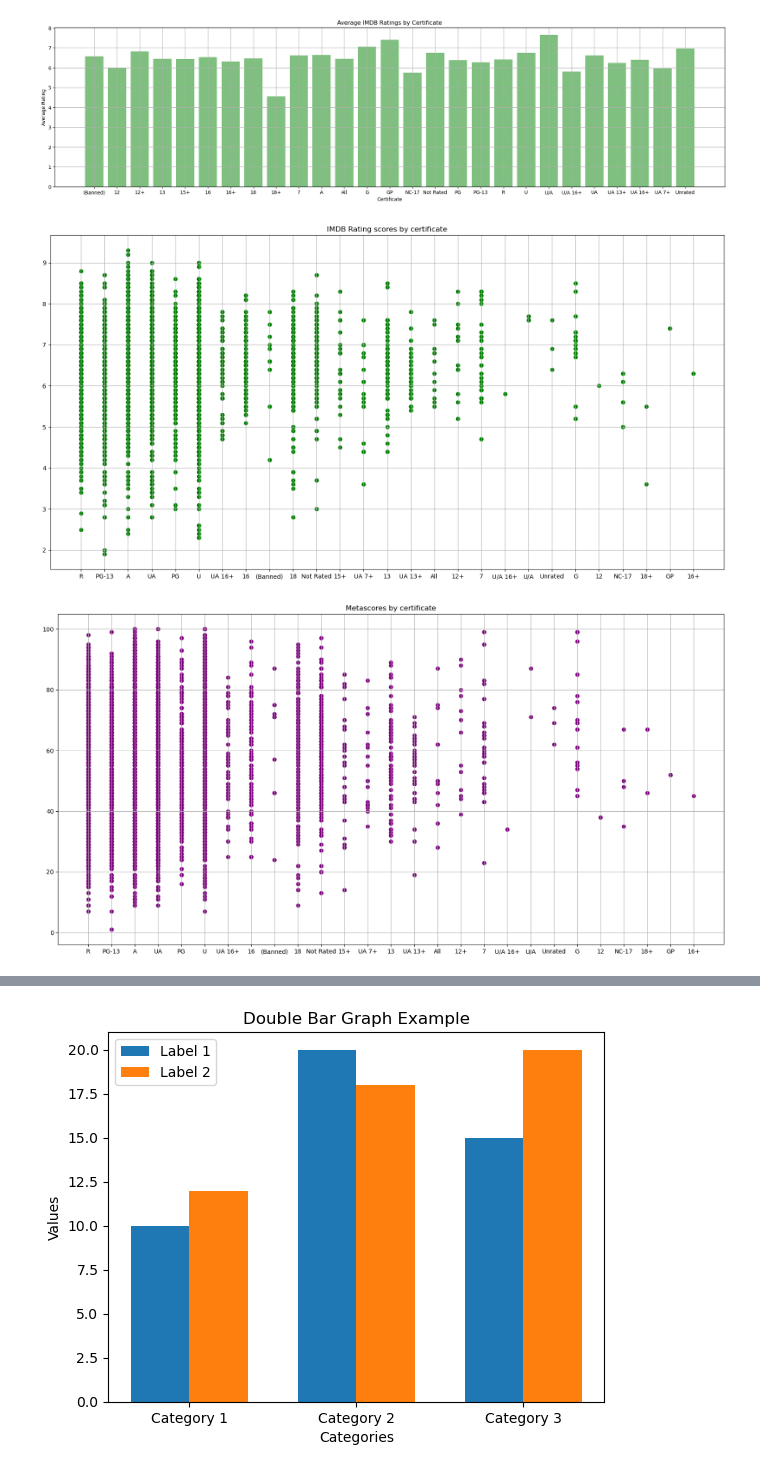
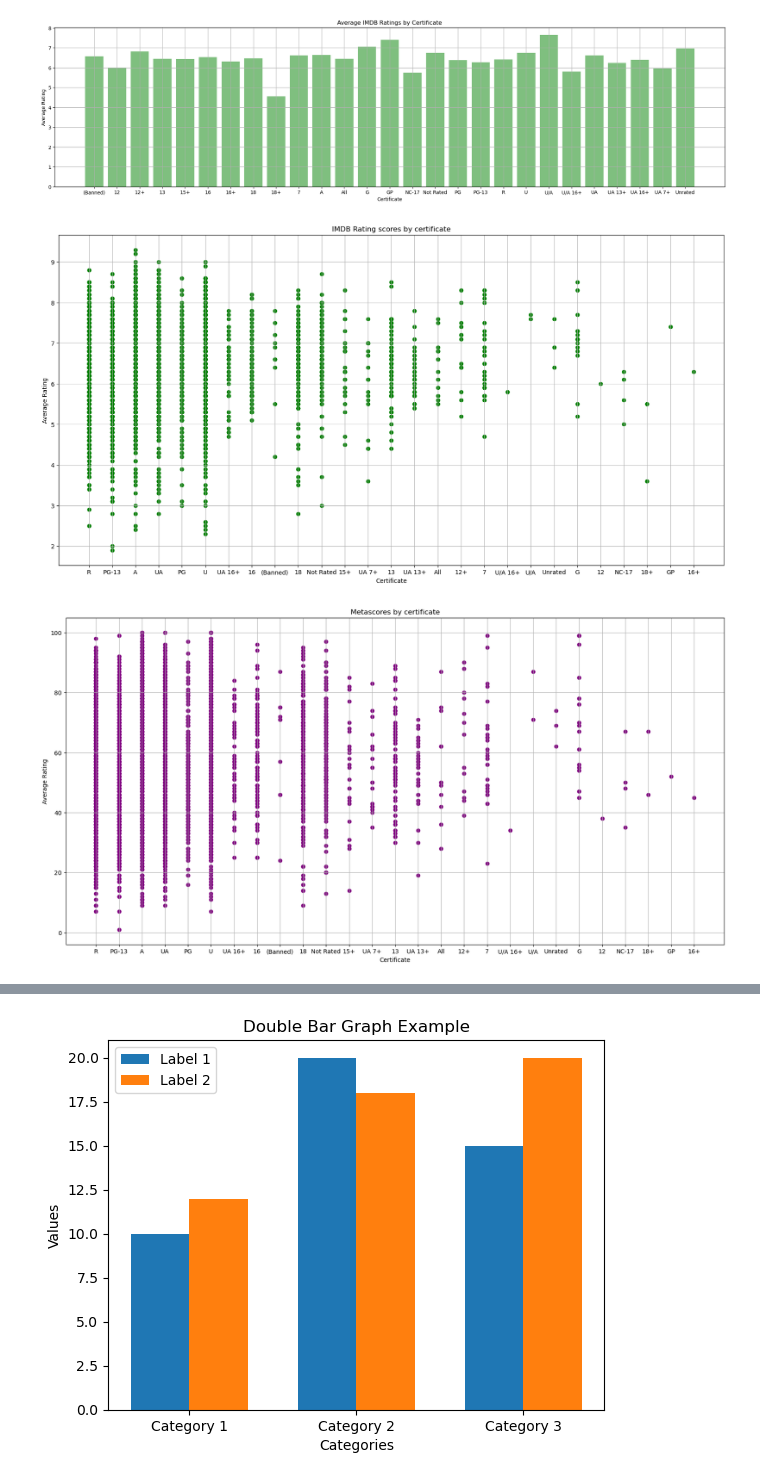
Before and after one commit to spandya3/project-01-MJJS, a Jupyter notebook: RatingAverages.ipynb, the cells around one changed output, grey strips where cells are left out. Cells and saved outputs as stored; diff of their text form; code cells hidden in the pictures.

```diff
--- a/RatingAverages.ipynb
+++ b/RatingAverages.ipynb
@@ -141,25 +141,29 @@ y_axis = movie_data_df["Rating"]
 #Creating the figure size for Bargraph
 plt.figure(figsize=(20,10))
 plt.scatter(x_axis, y_axis, marker = "o", color = "green")
+plt.xlabel("Certificate")
+plt.ylabel("Average Rating")
 plt.grid()
 plt.title("IMDB Rating scores by certificate")
 
 #Saving as a JPG
 plt.savefig('rating_scatter_graph.jpg', format='jpeg')
 # %% [output]
-[figure, old version]
+[figure, new version]
 # %%
 #Scatter Plot Version Metascore
 x_axis = movie_data_df["Certificate"]
 y_axis = movie_data_df["Metascore"]
 
 #Creating the figure size for Bargraph
 plt.figure(figsize=(20,10))
 plt.scatter(x_axis, y_axis, marker = "o", color = "purple")
+plt.xlabel("Certificate")
+plt.ylabel("Average Rating")
 plt.grid()
 plt.title("Metascores by certificate")
 
 #Saving as a JPG
-plt.savefig('meteascore_averag_graph.jpg', format='jpeg')
+plt.savefig('metascore_scatter_graph.jpg', format='jpeg')
 # %% [output]
-[figure, old version]
+[figure, new version]
```
Also changed, not shown: parts of 2 cells of this notebook, 10 other files.
